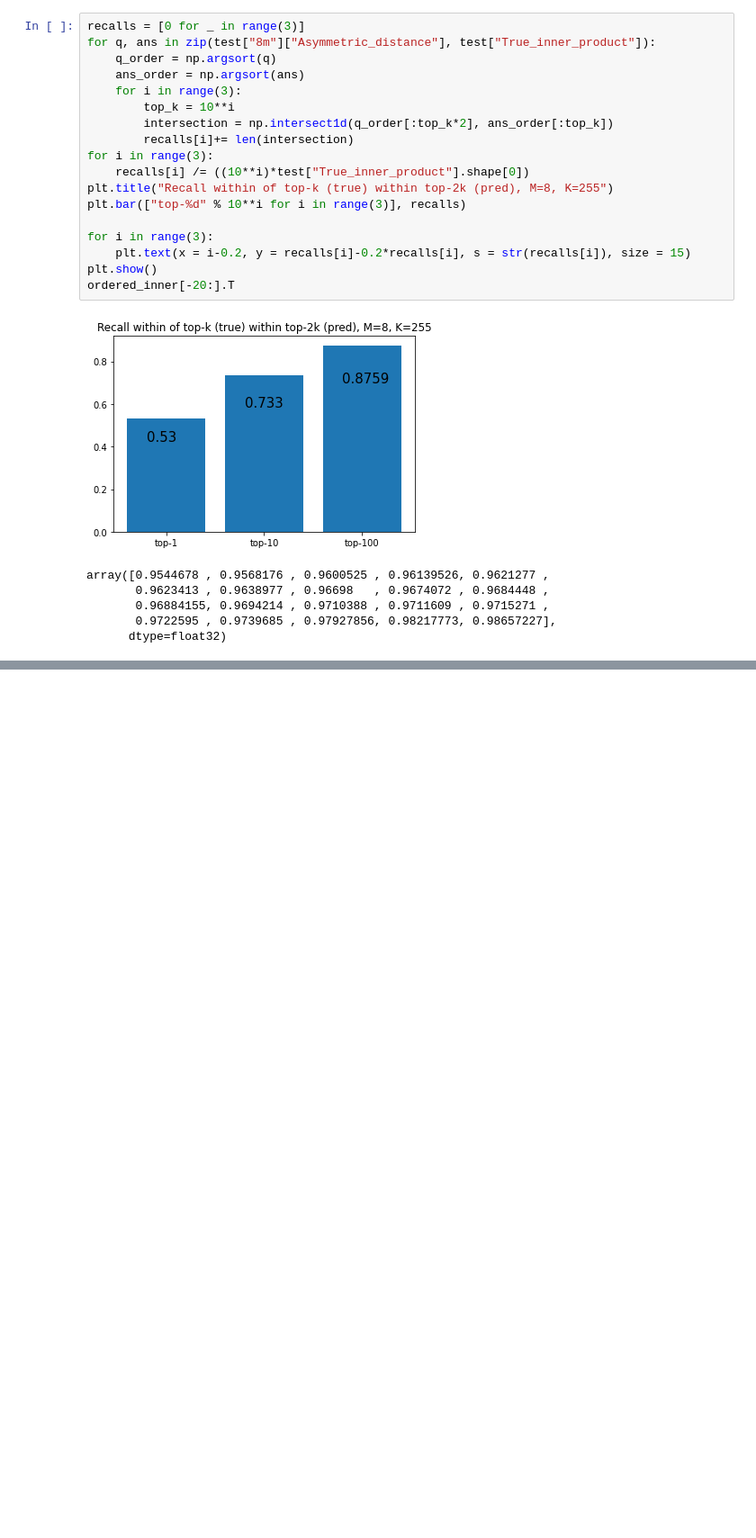
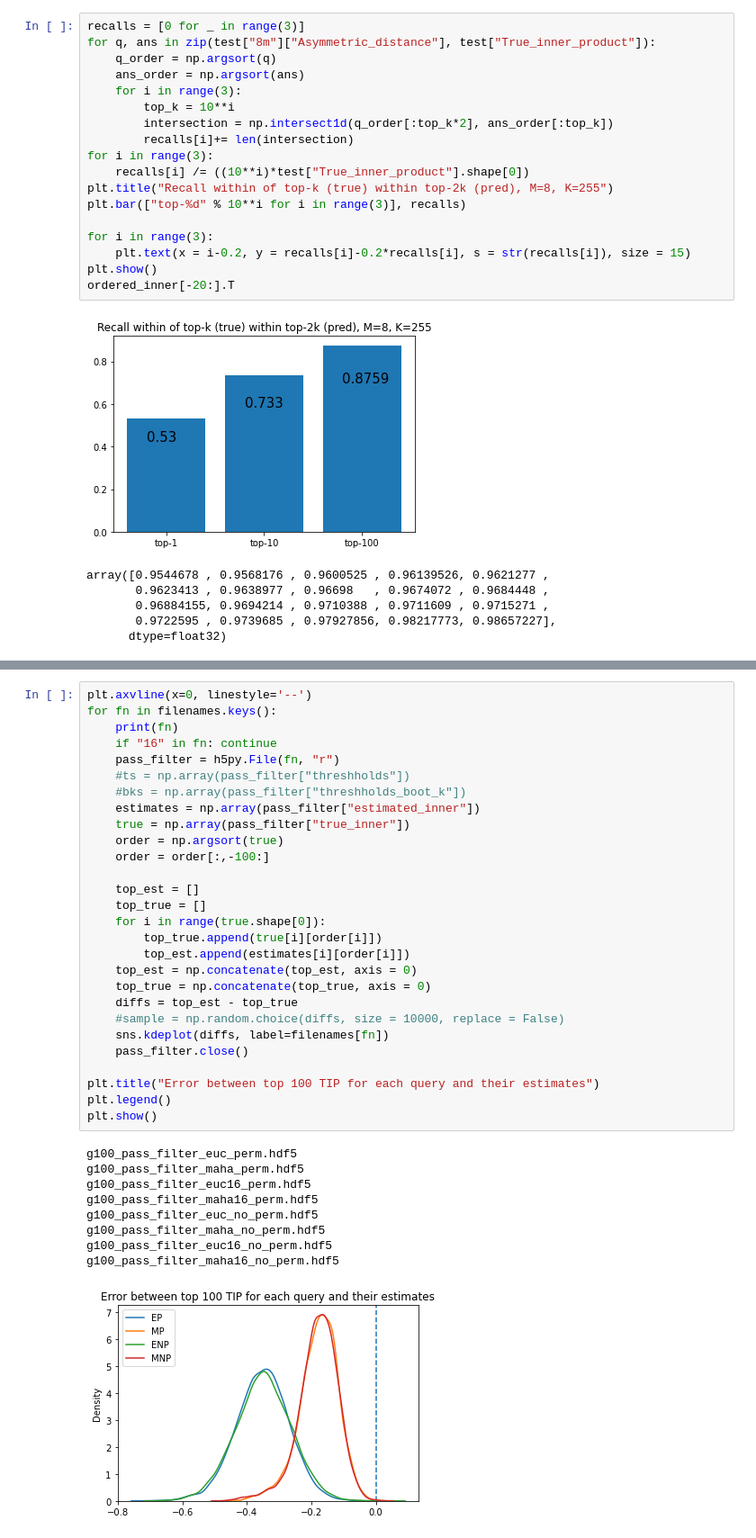
Before and after one commit to TSPoulsen/puffinn, a Jupyter notebook: experiments/results/explore_results.ipynb, the cells around one changed output, grey strips where cells are left out. Shown at 90% size. Drawn from its saved outputs; the diff is of its cells as text; blank space fills up the shorter version.

```diff
--- a/experiments/results/explore_results.ipynb
+++ b/experiments/results/explore_results.ipynb
@@ -440,0 +503,38 @@ sorted(best_r, reverse = True)
+# %%
+plt.axvline(x=0, linestyle='--')
+for fn in filenames.keys():
+    print(fn)
+    if "16" in fn: continue
+    pass_filter = h5py.File(fn, "r")
+    #ts = np.array(pass_filter["threshholds"])
+    #bks = np.array(pass_filter["threshholds_boot_k"])
+    estimates = np.array(pass_filter["estimated_inner"])
+    true = np.array(pass_filter["true_inner"])
+    order = np.argsort(true)
+    order = order[:,-100:]
+
+    top_est = []
+    top_true = []
+    for i in range(true.shape[0]):
+        top_true.append(true[i][order[i]])
+        top_est.append(estimates[i][order[i]])
+    top_est = np.concatenate(top_est, axis = 0)
+    top_true = np.concatenate(top_true, axis = 0)
+    diffs = top_est - top_true
+    #sample = np.random.choice(diffs, size = 10000, replace = False)
+    sns.kdeplot(diffs, label=filenames[fn])
+    pass_filter.close()
+
+plt.title("Error between top 100 TIP for each query and their estimates")
+plt.legend()
+plt.show()
+# %% [output]
+g100_pass_filter_euc_perm.hdf5
+g100_pass_filter_maha_perm.hdf5
+g100_pass_filter_euc16_perm.hdf5
+g100_pass_filter_maha16_perm.hdf5
+g100_pass_filter_euc_no_perm.hdf5
+g100_pass_filter_maha_no_perm.hdf5
+g100_pass_filter_euc16_no_perm.hdf5
+g100_pass_filter_maha16_no_perm.hdf5
+[figure, added]
```
Also changed, not shown: parts of 35 cells of this notebook, 14 other files.
